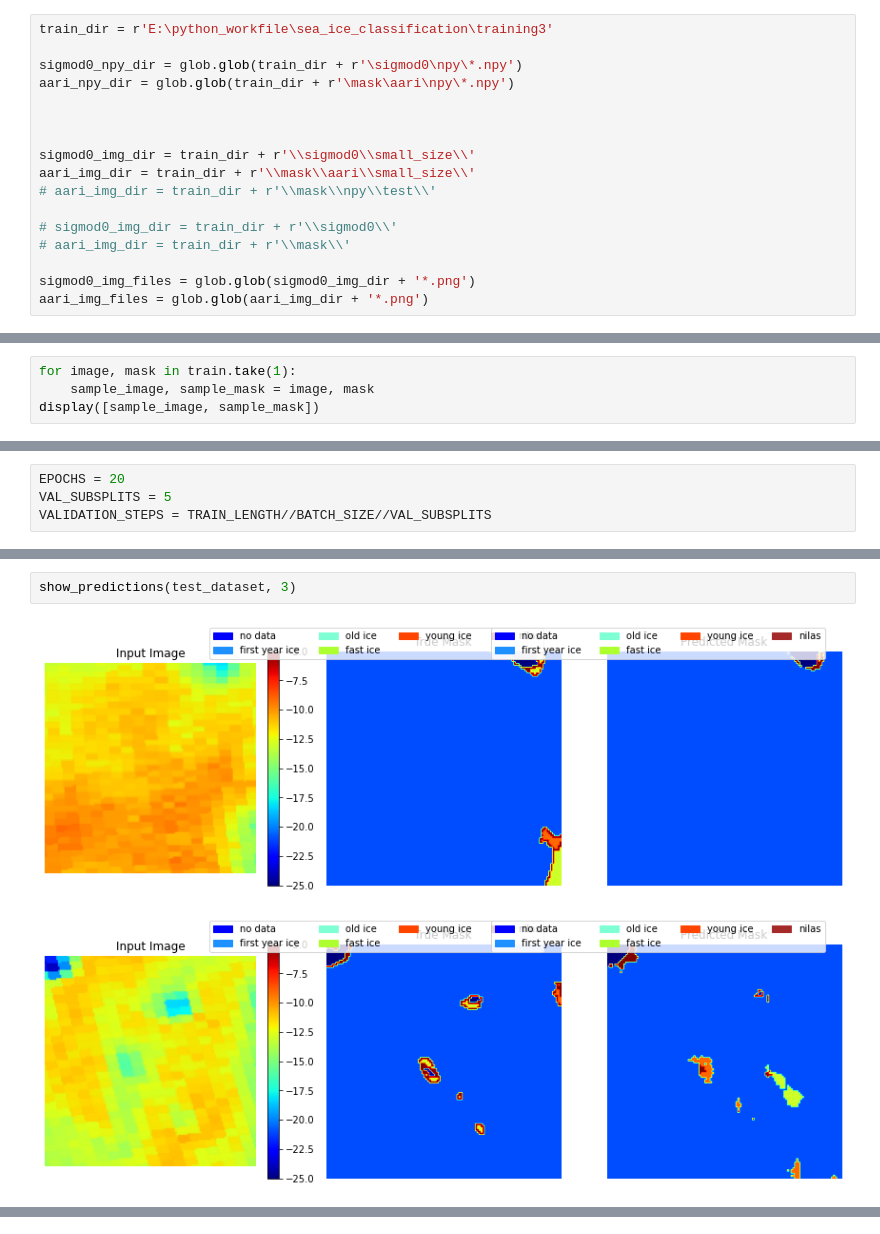
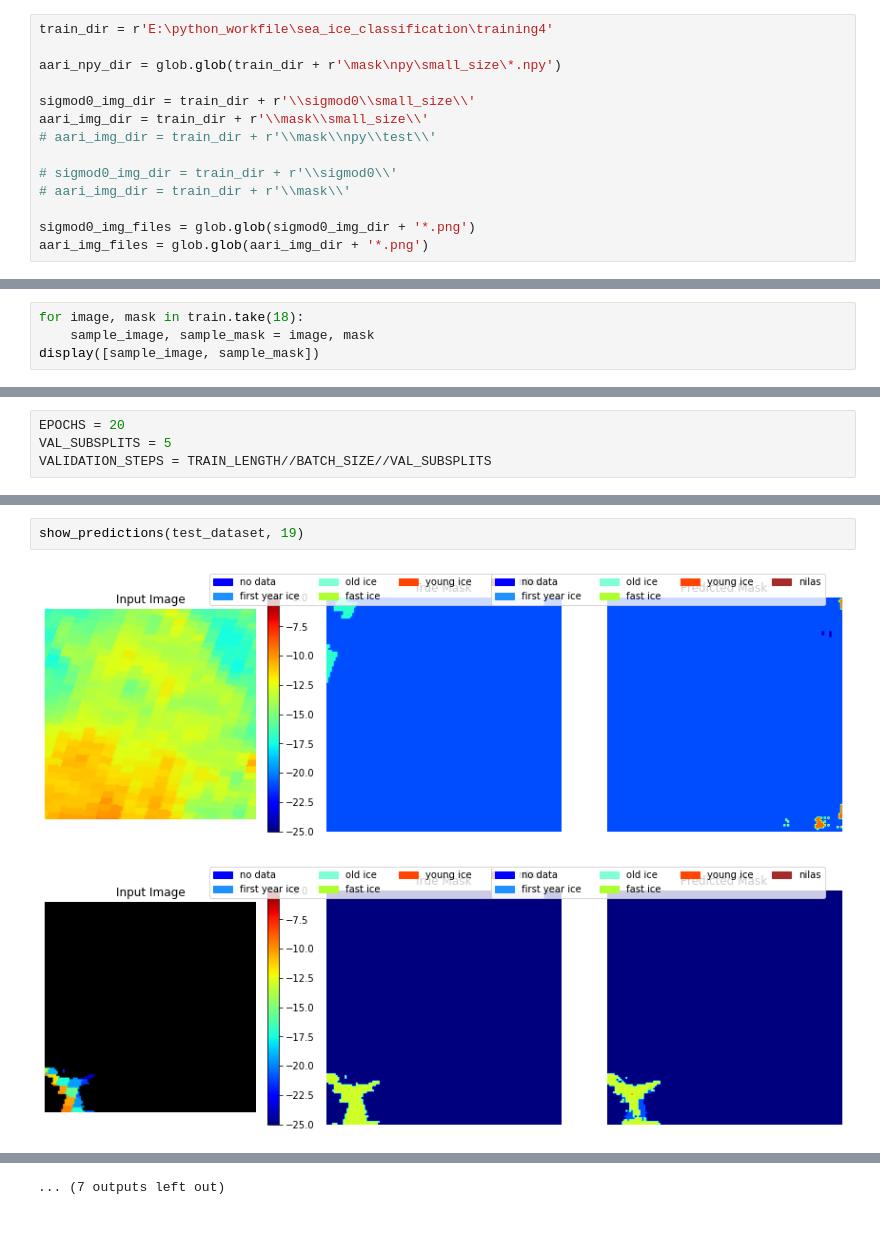
Before and after one commit to LittlematchLM/sea_ice_classification, a Jupyter notebook: train_test.ipynb, the cells around one changed output, grey strips where cells are left out. Saved outputs shown, nothing was run; the diff lists cells and outputs as text.

```diff
--- a/train_test.ipynb
+++ b/train_test.ipynb
@@ -253,15 +253,12 @@ import shapefile
 import tensorflow_datasets as tfds
 tfds.disable_progress_bar()
 # %%
-train_dir = r'E:\python_workfile\sea_ice_classification\training3'
+train_dir = r'E:\python_workfile\sea_ice_classification\training4'
 
-sigmod0_npy_dir = glob.glob(train_dir + r'\sigmod0\npy\*.npy')
-aari_npy_dir = glob.glob(train_dir + r'\mask\aari\npy\*.npy')
-
-
+aari_npy_dir = glob.glob(train_dir + r'\mask\npy\small_size\*.npy')
 
 sigmod0_img_dir = train_dir + r'\\sigmod0\\small_size\\'
-aari_img_dir = train_dir + r'\\mask\\aari\\small_size\\'
+aari_img_dir = train_dir + r'\\mask\\small_size\\'
 # aari_img_dir = train_dir + r'\\mask\\npy\\test\\'
 
 # sigmod0_img_dir = train_dir + r'\\sigmod0\\'
@@ -402,7 +399,7 @@ def display(display_list):
             plt.axis('off')
     plt.show()
 # %%
-for image, mask in train.take(1):
+for image, mask in train.take(18):
     sample_image, sample_mask = image, mask
 display([sample_image, sample_mask])
 # %% [output]
@@ -556,5 +553,5 @@ plt.show()
 # %%
-show_predictions(test_dataset, 3)
+show_predictions(test_dataset, 19)
 # %% [output]
-[figure, old version]
+[figure, new version]
-[figure, old version]
+[figure, new version]
@@ -561,0 +568 @@ show_predictions(test_dataset, 3)
+... (7 outputs left out)
```
Also changed, not shown: parts of 8 cells of this notebook, 5 other files.
